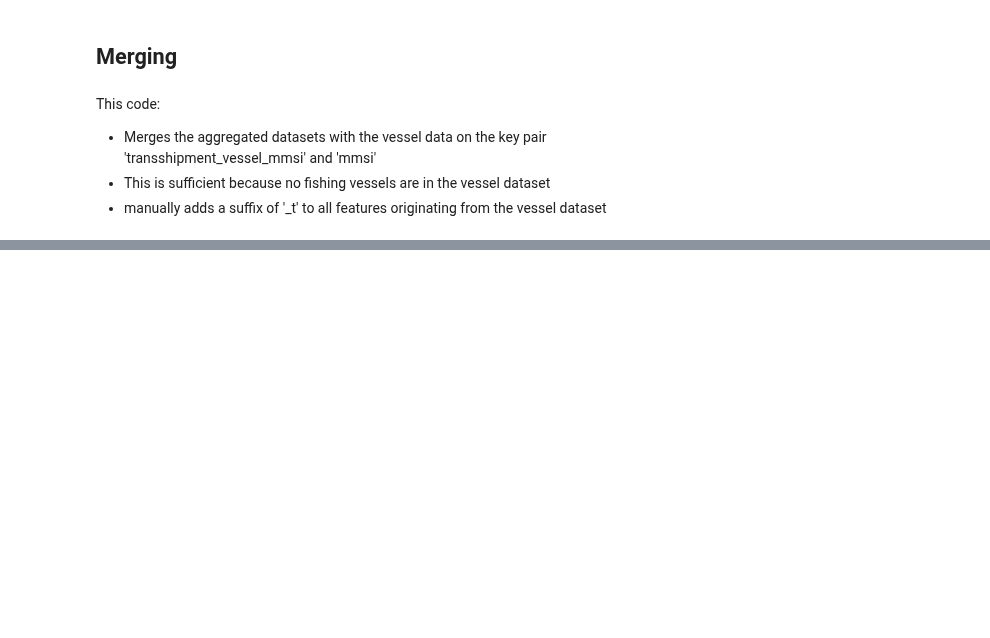
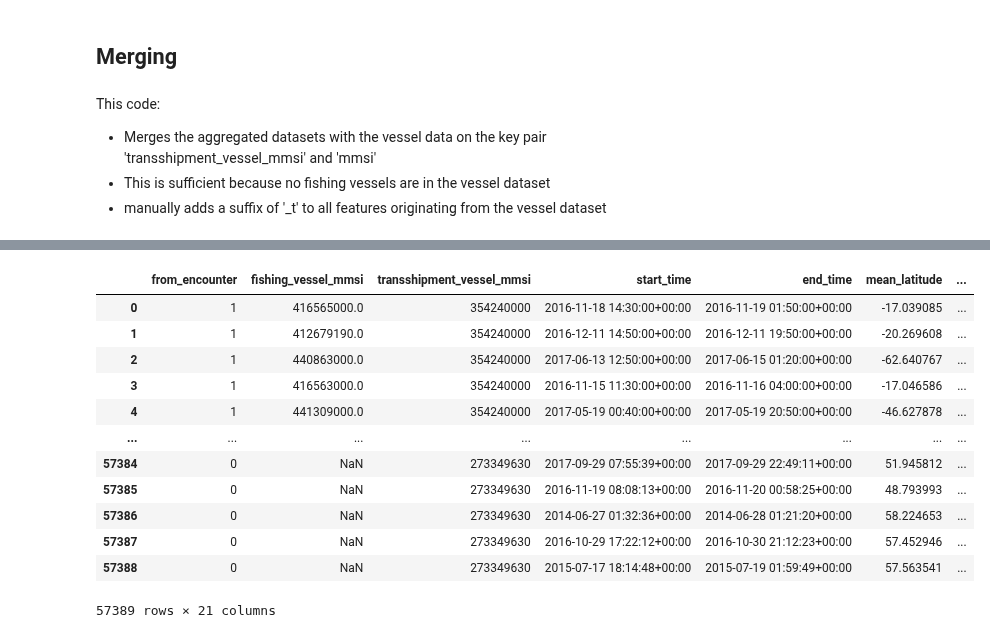
Before and after one commit to neuhart/Doing_DataScience_SS22, a Jupyter notebook: transformation.ipynb, the cells around one changed output, grey strips where cells are left out. Drawn from its saved outputs; the diff is of its cells as text; code cells hidden in the pictures; blank space fills up the shorter version.

```diff
--- a/transformation.ipynb
+++ b/transformation.ipynb
@@ -186,16 +153,7 @@ This code:
 # %%
-df_ves_mod = df_ves.dropna(subset=['mmsi'])
-#this is necessary to avoid weird (non sql) behavior from merge (nulls are recognized as keys!)
-####While this code creates a warning it is actually given as an example in the pandas documentation:
-#https://pandas.pydata.org/docs/reference/api/pandas.DataFrame.dropna.html
+df_ves_mod = df_ves.copy()
 
-df_ves_mod.drop_duplicates(subset = ['mmsi'], inplace = True) #dropping duplicates in feature mmsi
+df_ves_mod.dropna(subset=['mmsi'], inplace=True)
+# this is necessary to avoid weird (non sql) behavior from merge (nulls are recognized as keys!)
 
-
-df_ves_mod['first_timestamp'] = pd.to_datetime(df_ves_mod['first_timestamp']) #parsing timestamps
-
-df_ves_mod['last_timestamp'] = pd.to_datetime(df_ves_mod['last_timestamp'])
-
-df_ves_mod.info()
-df_ves_mod.describe()
-df_ves_mod.columns
+df_ves_mod.drop_duplicates(subset = ['mmsi'], inplace = True)  # dropping duplicates in feature mmsi
@@ -233,0 +162,6 @@ Index(['mmsi', 'shipname', 'callsign', 'flag', 'imo', 'first_timestamp',
+# %%
+df_ves_mod['first_time'] = pd.to_datetime(df_ves_mod['first_timestamp'])  # Create new first time column with datetime format
+df_ves_mod['last_time'] = pd.to_datetime(df_ves_mod['last_timestamp'])
+
+df_ves_mod['first_timestamp'] = df_ves_mod['first_time'].apply(lambda x: x.timestamp())  # Change format from object to float
+df_ves_mod['last_timestamp'] = df_ves_mod['last_time'].apply(lambda x: x.timestamp())
@@ -254,0 +194,8 @@ KeyError: 'encounter'
+# %%
+df_agg = pd.concat([df_enc_mod,df_loit_mod], ignore_index=True)
+
+#setting support variable as first column:
+df_agg.insert(0, 'from_encounter',df_agg.pop('from_encounter'))
+
+df_agg.info()
+df_agg.head()
@@ -261,7 +234,7 @@ This code:
 * This is sufficient because no fishing vessels are in the vessel dataset
 * manually adds a suffix of '_t' to all features originating from the vessel dataset
 # %%
-df_clean_all = pd.merge(df_clean, df_ves_mod, how ='left', left_on ='transshipment_vessel_mmsi', right_on='mmsi')
+df_clean_all = pd.merge(df_agg, df_ves_mod, how ='left', left_on ='transshipment_vessel_mmsi', right_on='mmsi')
 
 
 ####Optional: add suffix to all added variables
@@ -274,6 +247,5 @@ df_clean_all.rename(columns= { 'mmsi' : 'mmsi_t', 'shipname': 'shipname_t', 'cal
 # df_clean_all.rename(columns= { 'mmsi' : 'mmsi_f', 'shipname': 'shipname_f', 'callsign':'callsign_f', 'flag':'flag_f', 'imo': 'imo_f',\
 #      'first_timestamp': 'first_timestamp_f', 'last_timestamp':'last_timestamp_f'}, inplace = True)
 
-df_clean.head()
 df_clean_all.info()
-df_clean_all.tail()
+df_clean_all.head()
@@ -279,0 +277,16 @@ df_clean_all.tail()
+# %%
+df_clean_all
+# %% [output]
+|  | from_encounter | fishing_vessel_mmsi | transshipment_vessel_mmsi | start_time | end_time | mean_latitude | ... |
+| 0 | 1 | 416565000.0 | 354240000 | 2016-11-18 14:30:00+00:00 | 2016-11-19 01:50:00+00:00 | -17.039085 | ... |
+| 1 | 1 | 412679190.0 | 354240000 | 2016-12-11 14:50:00+00:00 | 2016-12-11 19:50:00+00:00 | -20.269608 | ... |
+| 2 | 1 | 440863000.0 | 354240000 | 2017-06-13 12:50:00+00:00 | 2017-06-15 01:20:00+00:00 | -62.640767 | ... |
+| 3 | 1 | 416563000.0 | 354240000 | 2016-11-15 11:30:00+00:00 | 2016-11-16 04:00:00+00:00 | -17.046586 | ... |
+| 4 | 1 | 441309000.0 | 354240000 | 2017-05-19 00:40:00+00:00 | 2017-05-19 20:50:00+00:00 | -46.627878 | ... |
+| ... | ... | ... | ... | ... | ... | ... | ... |
+| 57384 | 0 | NaN | 273349630 | 2017-09-29 07:55:39+00:00 | 2017-09-29 22:49:11+00:00 | 51.945812 | ... |
+| 57385 | 0 | NaN | 273349630 | 2016-11-19 08:08:13+00:00 | 2016-11-20 00:58:25+00:00 | 48.793993 | ... |
+| 57386 | 0 | NaN | 273349630 | 2014-06-27 01:32:36+00:00 | 2014-06-28 01:21:20+00:00 | 58.224653 | ... |
+| 57387 | 0 | NaN | 273349630 | 2016-10-29 17:22:12+00:00 | 2016-10-30 21:12:23+00:00 | 57.452946 | ... |
+| 57388 | 0 | NaN | 273349630 | 2015-07-17 18:14:48+00:00 | 2015-07-19 01:59:49+00:00 | 57.563541 | ... |
+57389 rows × 21 columns
```
Also changed, not shown: parts of 23 cells of this notebook.
